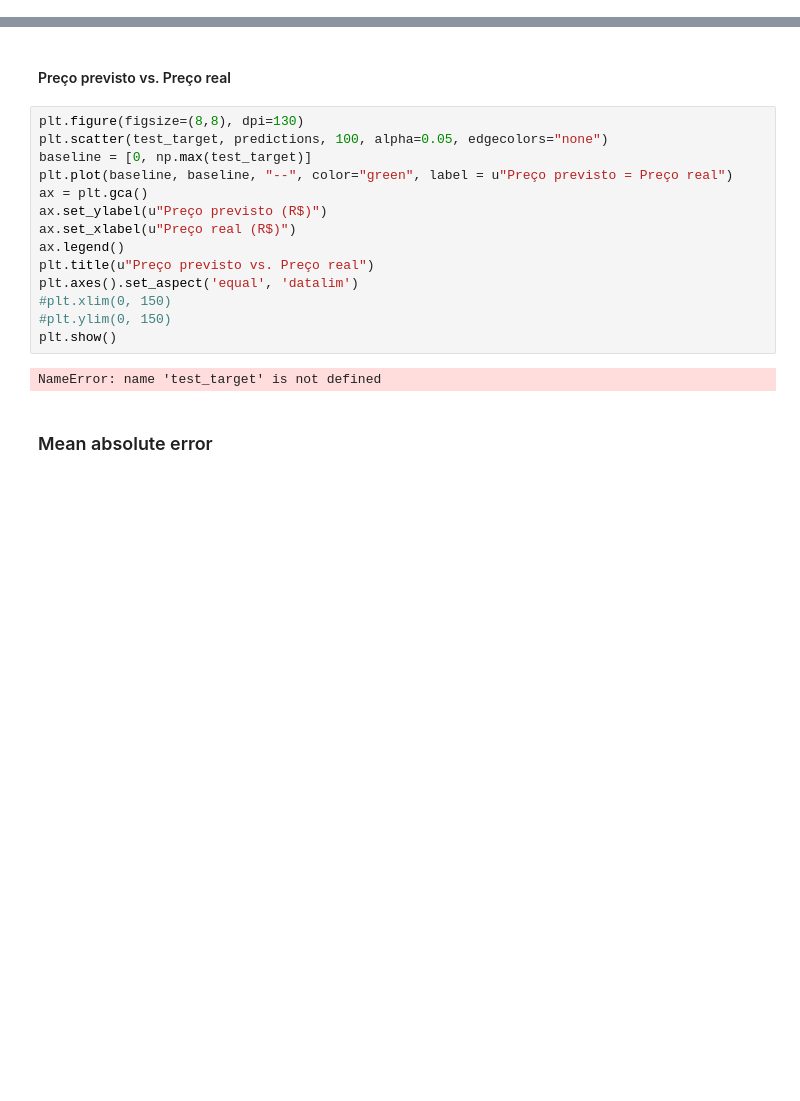
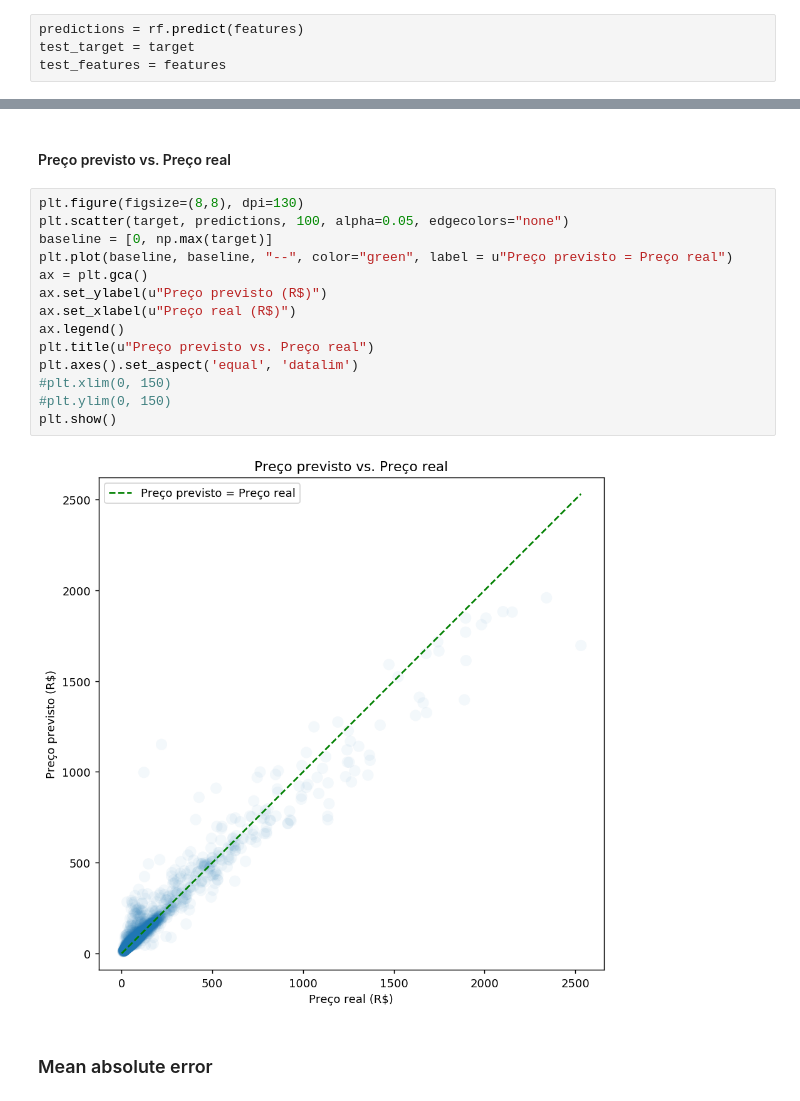
Before and after one commit to rpagliuca/amazon-copurchased-data-science, a Jupyter notebook: price_1_basic_analysis.ipynb, the cells around one changed output, grey strips where cells are left out. Drawn from its saved outputs; the diff is of its cells as text; blank space fills up the shorter version.

```diff
--- a/price_1_basic_analysis.ipynb
+++ b/price_1_basic_analysis.ipynb
@@ -250,3 +253,7 @@ Baseline std:  22.031258456835374
+# %%
+predictions = rf.predict(features)
+test_target = target
+test_features = features
 # %% [markdown]
 ####  List of most important features
 # %%
@@ -276,20 +283,20 @@ pd.DataFrame(importance).head(200)
 ####  Preço previsto vs. Preço real
 # %%
 plt.figure(figsize=(8,8), dpi=130)
-plt.scatter(test_target, predictions, 100, alpha=0.05, edgecolors="none")
-baseline = [0, np.max(test_target)]
+plt.scatter(target, predictions, 100, alpha=0.05, edgecolors="none")
+baseline = [0, np.max(target)]
 plt.plot(baseline, baseline, "--", color="green", label = u"Preço previsto = Preço real")
 ax = plt.gca()
 ax.set_ylabel(u"Preço previsto (R$)")
 ax.set_xlabel(u"Preço real (R$)")
 ax.legend()
 plt.title(u"Preço previsto vs. Preço real")
 plt.axes().set_aspect('equal', 'datalim')
 #plt.xlim(0, 150)
 #plt.ylim(0, 150)
 plt.show()
 # %% [output]
-NameError: name 'test_target' is not defined
+[figure, added]
 # %% [markdown]
 ### Mean absolute error
 # %% [markdown]
```
Also changed, not shown: parts of 11 cells of this notebook.
